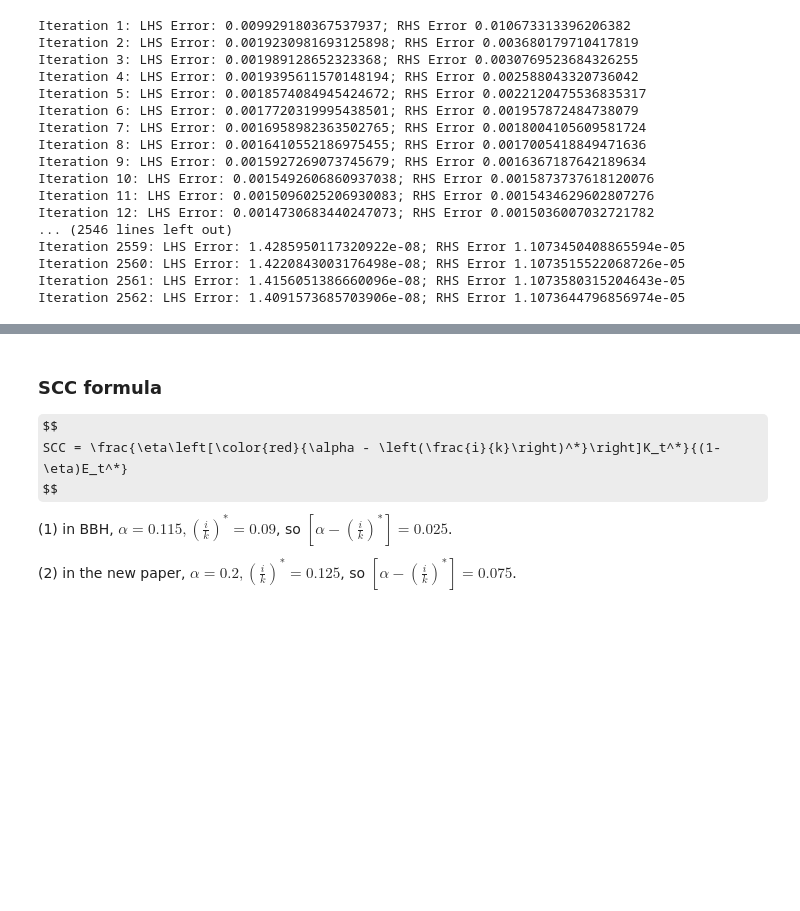
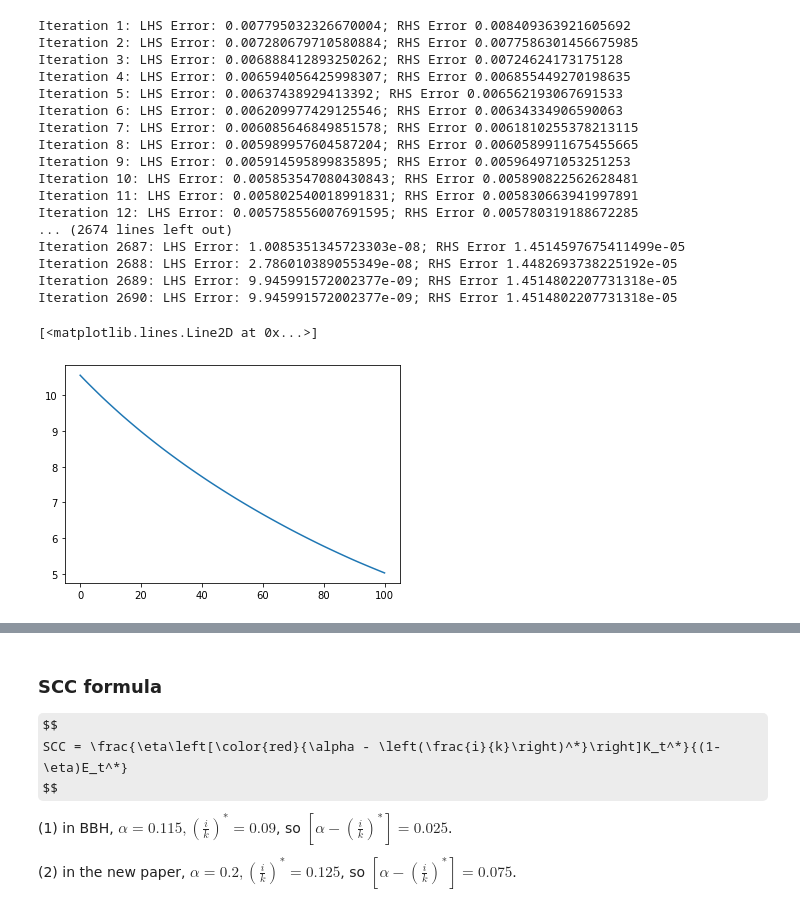
Before and after one commit to lphansen/ClimateUncertaintySpillover, a Jupyter notebook: notebook/BH_modified_final.ipynb, the cells around one changed output, grey strips where cells are left out. Saved outputs shown, nothing was run; the diff lists cells and outputs as text; code cells hidden in the pictures; some formulas as TeX source; blank space fills up the shorter version.

```diff
--- a/notebook/BH_modified_final.ipynb
+++ b/notebook/BH_modified_final.ipynb
@@ -37,7 +38,7 @@ def false_transient_one_iteration(stateSpace, A, B_z, B_y, C_zz, C_yy, D, v0, ε
 
 
 def false_transient(z_grid, y_grid, model_paras=(), v0=None, ϵ=.5, tol=1e-8, max_iter=10_000):
-    η, ξ_m, δ, η, μ_2, ρ, σ_2, γ_1, γ_2 = model_paras
+    η, ξ_m, δ, η, μ_2, ρ, σ_2, γ_1, γ_2, γ_2p, γ_bar = model_paras
 
     Δ_z = z_grid[1] - z_grid[0]
     Δ_y = y_grid[1] - y_grid[0]
@@ -45,7 +46,7 @@ def false_transient(z_grid, y_grid, model_paras=(), v0=None, ϵ=.5, tol=1e-8, ma
     stateSpace = np.hstack([z_mat.reshape(-1, 1, order='F'), y_mat.reshape(-1, 1, order='F')])
 
     if v0 is None:
-        v0 = np.zeros_like(z_mat)
+        v0 = -δ*η*y_mat
 
     count = 1
     error = 1.
@@ -65,7 +66,8 @@ def false_transient(z_grid, y_grid, model_paras=(), v0=None, ϵ=.5, tol=1e-8, ma
         B_y = e
         C_zz = z_mat*σ_2**2/2
         C_yy = np.zeros_like(z_mat)
-        D = δ*η*np.log(e) - δ*(1-η)*(γ_1*y_mat*z_mat+γ_2/2.*y_mat**2*z_mat**2) + ξ_m*h**2/2
+        D = δ*η*np.log(e) - δ*(1-η)*(γ_1*y_mat*z_mat+γ_2/2.*y_mat**2*z_mat**2
+                                     +γ_2p/2.*(y_mat*z_mat>γ_bar)*(y_mat*z_mat-γ_bar)**2) + ξ_m*h**2/2
 
         res = false_transient_one_iteration(stateSpace, A, B_z, B_y, C_zz, C_yy, D, v0, ϵ) # CG tol = 1e-10
         v0 = res[2].reshape(v0.shape, order = "F")
@@ -82,7 +84,8 @@ def false_transient(z_grid, y_grid, model_paras=(), v0=None, ϵ=.5, tol=1e-8, ma
 # %%
 # Model parameters
 η = .032
-ξ_m = .00256
+# ξ_m = .00256
+ξ_m = 1000.
 δ = .01
 # Z process
 μ_2 = 1.86/1000.
@@ -91,11 +94,14 @@ def false_transient(z_grid, y_grid, model_paras=(), v0=None, ϵ=.5, tol=1e-8, ma
 # Damage setting
 γ_1 = 1.7675/10000
 γ_2 = 0.0022*2
+# γ_2p = 0.
+γ_2p = 0.0197*2
+γ_bar = 2.
 
-pde_paras = (η, ξ_m, δ, η, μ_2, ρ, σ_2, γ_1, γ_2)
+pde_paras = (η, ξ_m, δ, η, μ_2, ρ, σ_2, γ_1, γ_2, γ_2p, γ_bar)
 
 # Capital and z parameters
-α_k = -0.0429
+α_k = -0.043
 β_k = 0.04
 σ_k = np.array([0.477*2, 0])/100.
 β_z = 0.014*4
@@ -105,35 +111,35 @@ ioverk = 0.09
 κ = 6.667
 
 # Grid setting
-n_z = 50
-z_min = np.max([μ_2 - 6*np.sqrt(σ_2**2*μ_2/(2*ρ)), 1e-9])
-z_max = μ_2 + 6*np.sqrt(σ_2**2*μ_2/(2*ρ))
+n_z = 100
+z_min = np.max([μ_2 - 3*np.sqrt(σ_2**2*μ_2/(2*ρ)), 1e-9])
+z_max = μ_2 + 3*np.sqrt(σ_2**2*μ_2/(2*ρ))
 z_grid = np.linspace(z_min, z_max, n_z)
 
-n_y = 100
+n_y = 50
 y_min = 1e-2
-y_max = 4000.
+y_max = 3000.
 y_grid = np.linspace(y_min, y_max, n_y)
 # %%
 ϕ_grid, e_grid = false_transient(z_grid, y_grid, model_paras=pde_paras, v0=None, ϵ=.5, tol=1e-8, max_iter=10_000)
 # %% [output]
-Iteration 1: LHS Error: 0.009929180367537937; RHS Error 0.010673313396206382
-Iteration 2: LHS Error: 0.0019230981693125898; RHS Error 0.003680179710417819
-Iteration 3: LHS Error: 0.001989128652323368; RHS Error 0.0030769523684326255
-Iteration 4: LHS Error: 0.0019395611570148194; RHS Error 0.002588043320736042
-Iteration 5: LHS Error: 0.0018574084945424672; RHS Error 0.0022120475536835317
-Iteration 6: LHS Error: 0.0017720319995438501; RHS Error 0.001957872484738079
-Iteration 7: LHS Error: 0.0016958982363502765; RHS Error 0.0018004105609581724
-Iteration 8: LHS Error: 0.0016410552186975455; RHS Error 0.0017005418849471636
-Iteration 9: LHS Error: 0.0015927269073745679; RHS Error 0.0016367187642189634
-Iteration 10: LHS Error: 0.0015492606860937038; RHS Error 0.0015873737618120076
-Iteration 11: LHS Error: 0.0015096025206930083; RHS Error 0.0015434629602807276
-Iteration 12: LHS Error: 0.0014730683440247073; RHS Error 0.0015036007032721782
-... (2546 lines left out)
-Iteration 2559: LHS Error: 1.4285950117320922e-08; RHS Error 1.1073450408865594e-05
-Iteration 2560: LHS Error: 1.4220843003176498e-08; RHS Error 1.1073515522068726e-05
-Iteration 2561: LHS Error: 1.4156051386660096e-08; RHS Error 1.1073580315204643e-05
-Iteration 2562: LHS Error: 1.4091573685703906e-08; RHS Error 1.1073644796856974e-05
+Iteration 1: LHS Error: 0.007795032326670004; RHS Error 0.008409363921605692
+Iteration 2: LHS Error: 0.007280679710580884; RHS Error 0.0077586301456675985
+Iteration 3: LHS Error: 0.006888412893250262; RHS Error 0.00724624173175128
+Iteration 4: LHS Error: 0.006594056425998307; RHS Error 0.006855449270198635
+Iteration 5: LHS Error: 0.00637438929413392; RHS Error 0.006562193067691533
+Iteration 6: LHS Error: 0.006209977429125546; RHS Error 0.00634334906590063
+Iteration 7: LHS Error: 0.006085646849851578; RHS Error 0.0061810255378213115
+Iteration 8: LHS Error: 0.005989957604587204; RHS Error 0.0060589911675455665
+Iteration 9: LHS Error: 0.005914595899835895; RHS Error 0.005964971053251253
+Iteration 10: LHS Error: 0.005853547080430843; RHS Error 0.005890822562628481
+Iteration 11: LHS Error: 0.005802540018991831; RHS Error 0.005830663941997891
+Iteration 12: LHS Error: 0.005758556007691595; RHS Error 0.005780319188672285
+... (2674 lines left out)
+Iteration 2687: LHS Error: 1.0085351345723303e-08; RHS Error 1.4514597675411499e-05
+Iteration 2688: LHS Error: 2.786010389055349e-08; RHS Error 1.4482693738225192e-05
+Iteration 2689: LHS Error: 9.945991572002377e-09; RHS Error 1.4514802207731318e-05
+Iteration 2690: LHS Error: 9.945991572002377e-09; RHS Error 1.4514802207731318e-05
 # %%
 @njit(parallel=True)
 def simulate_emission(e_grid, y_grid, y_start=290, z_loc=25, T=100):
@@ -168,6 +177,11 @@ def simulate_capital(α_k, β_k, σ_k, β_z, σ_z, ioverk, κ, Ws, k_start, N=10
 # %%
 T = 100
 Et = simulate_emission(e_grid, y_grid, y_start=290, z_loc=25, T=T)
+# %%
+plt.plot(Et)
+# %% [output]
+[<matplotlib.lines.Line2D at 0x...>]
+[figure, added]
 # %%
 T = 100
 N = 1_000_000
```
Also changed, not shown: parts of 11 cells of this notebook, 9 other files.
